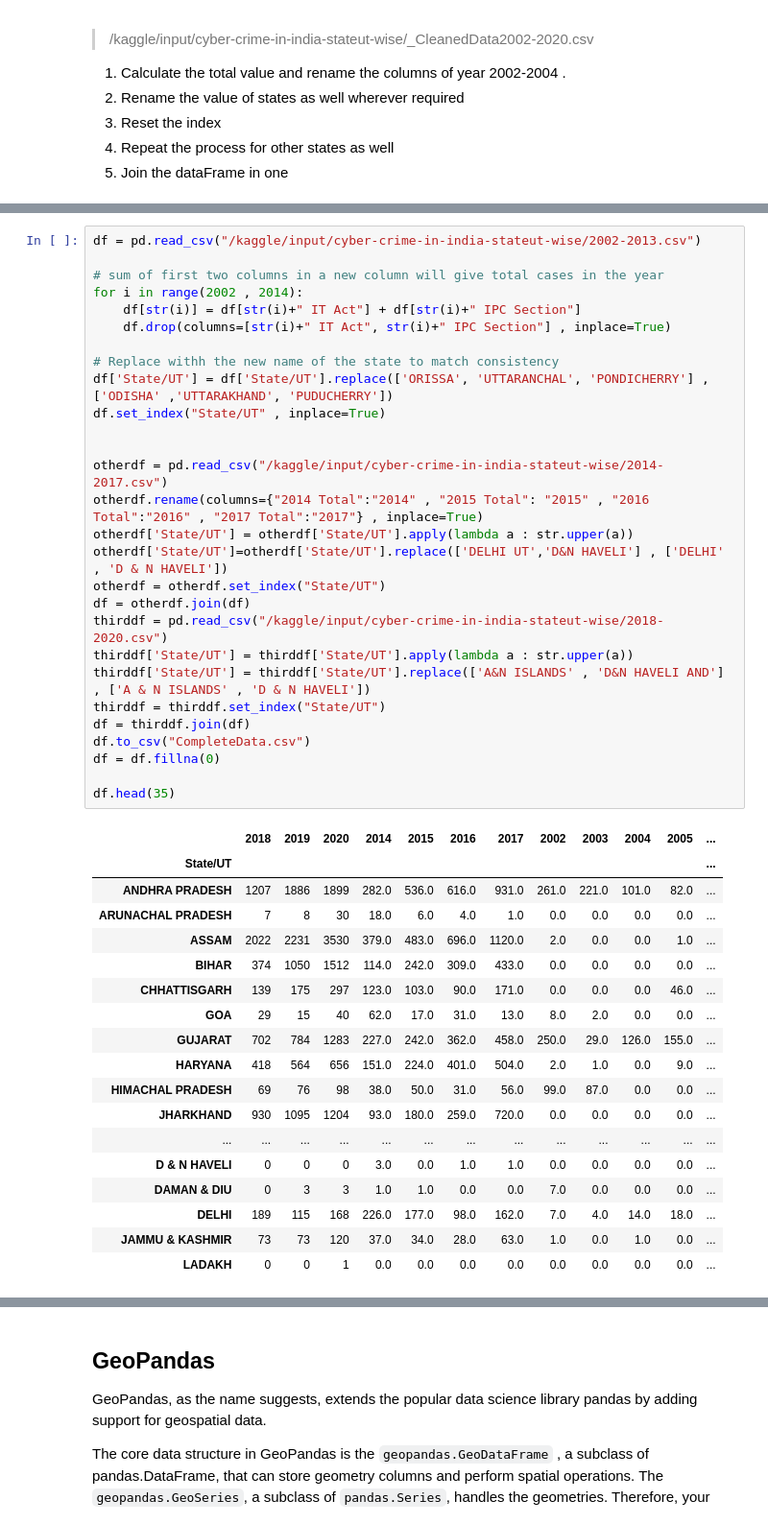
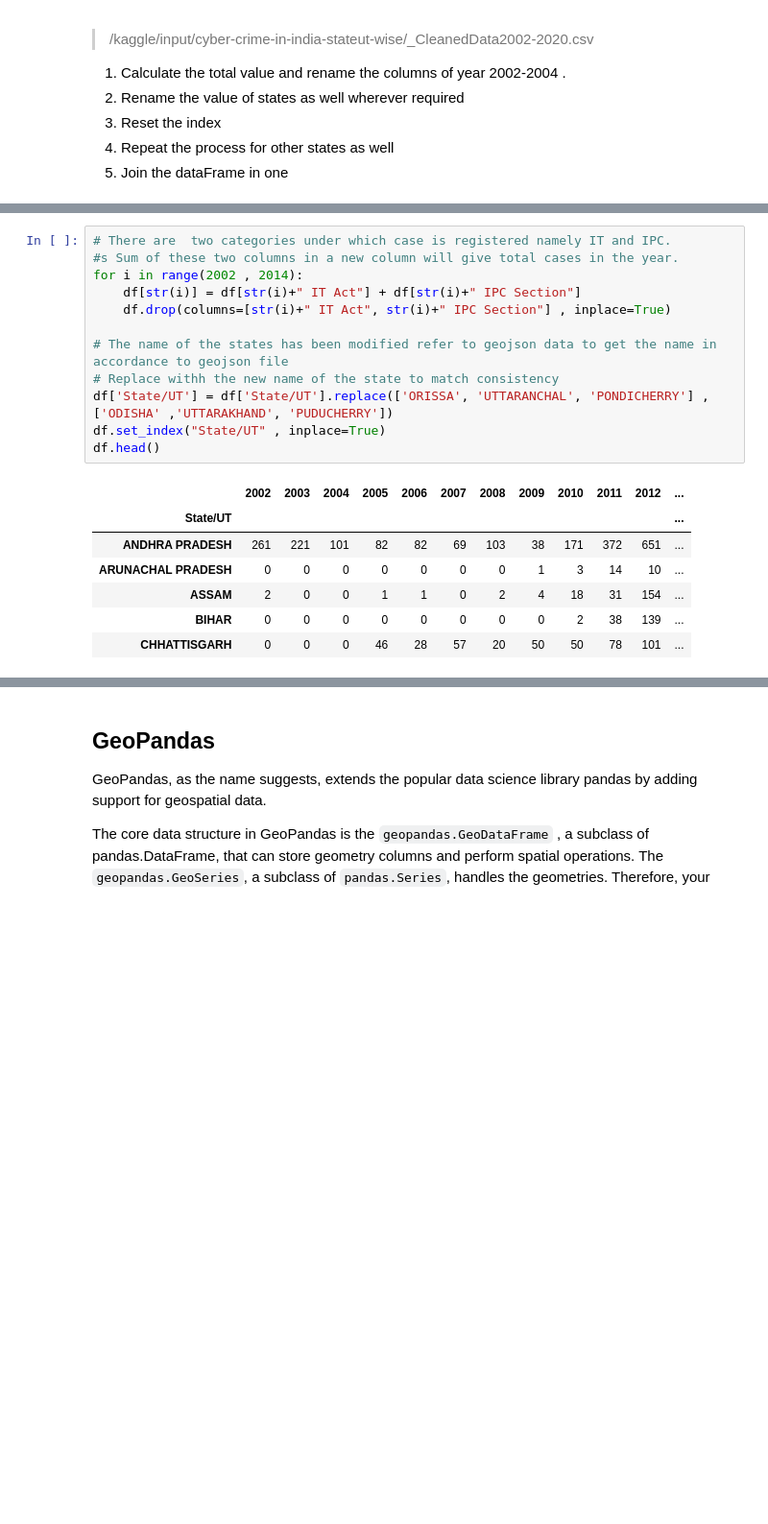
Before and after one commit to divyanshu-kunwar/kaggle_practise, a Jupyter notebook: cyber-crimes.ipynb, the cells around one changed output, grey strips where cells are left out. Shown at 96% size. Cells and saved outputs as stored; diff of their text form; blank space fills up the shorter version.

Commit message:
Kaggle Notebook | Cyber Crimes | Version 3

```diff
--- a/cyber-crimes.ipynb
+++ b/cyber-crimes.ipynb
@@ -46,47 +58,20 @@ Since we have three files with little variation in the data we need to clean the
 # %%
-df = pd.read_csv("/kaggle/input/cyber-crime-in-india-stateut-wise/2002-2013.csv")
-
-# sum of first two columns in a new column will give total cases in the year
+# There are  two categories under which case is registered namely IT and IPC.
+#s Sum of these two columns in a new column will give total cases in the year.
 for i in range(2002 , 2014):
     df[str(i)] = df[str(i)+" IT Act"] + df[str(i)+" IPC Section"]
     df.drop(columns=[str(i)+" IT Act", str(i)+" IPC Section"] , inplace=True)
 
+# The name of the states has been modified refer to geojson data to get the name in accordance to geojson file
 # Replace withh the new name of the state to match consistency
 df['State/UT'] = df['State/UT'].replace(['ORISSA', 'UTTARANCHAL', 'PONDICHERRY'] , ['ODISHA' ,'UTTARAKHAND', 'PUDUCHERRY'])
 df.set_index("State/UT" , inplace=True)
-
-
-otherdf = pd.read_csv("/kaggle/input/cyber-crime-in-india-stateut-wise/2014-2017.csv")
-otherdf.rename(columns={"2014 Total":"2014" , "2015 Total": "2015" , "2016 Total":"2016" , "2017 Total":"2017"} , inplace=True)
-otherdf['State/UT'] = otherdf['State/UT'].apply(lambda a : str.upper(a))
-otherdf['State/UT']=otherdf['State/UT'].replace(['DELHI UT','D&N HAVELI'] , ['DELHI' , 'D & N HAVELI'])
-otherdf = otherdf.set_index("State/UT")
-df = otherdf.join(df)
-thirddf = pd.read_csv("/kaggle/input/cyber-crime-in-india-stateut-wise/2018-2020.csv")
-thirddf['State/UT'] = thirddf['State/UT'].apply(lambda a : str.upper(a))
-thirddf['State/UT'] = thirddf['State/UT'].replace(['A&N ISLANDS' , 'D&N HAVELI AND'] , ['A & N ISLANDS' , 'D & N HAVELI'])
-thirddf = thirddf.set_index("State/UT")
-df = thirddf.join(df)
-df.to_csv("CompleteData.csv")
-df = df.fillna(0)
-
-df.head(35)
+df.head()
 # %% [output]
-|  | 2018 | 2019 | 2020 | 2014 | 2015 | 2016 | 2017 | 2002 | 2003 | 2004 | 2005 | ... |
+|  | 2002 | 2003 | 2004 | 2005 | 2006 | 2007 | 2008 | 2009 | 2010 | 2011 | 2012 | ... |
 | State/UT |  |  |  |  |  |  |  |  |  |  |  | ... |
-| ANDHRA PRADESH | 1207 | 1886 | 1899 | 282.0 | 536.0 | 616.0 | 931.0 | 261.0 | 221.0 | 101.0 | 82.0 | ... |
-| ARUNACHAL PRADESH | 7 | 8 | 30 | 18.0 | 6.0 | 4.0 | 1.0 | 0.0 | 0.0 | 0.0 | 0.0 | ... |
-| ASSAM | 2022 | 2231 | 3530 | 379.0 | 483.0 | 696.0 | 1120.0 | 2.0 | 0.0 | 0.0 | 1.0 | ... |
-| BIHAR | 374 | 1050 | 1512 | 114.0 | 242.0 | 309.0 | 433.0 | 0.0 | 0.0 | 0.0 | 0.0 | ... |
-| CHHATTISGARH | 139 | 175 | 297 | 123.0 | 103.0 | 90.0 | 171.0 | 0.0 | 0.0 | 0.0 | 46.0 | ... |
-| GOA | 29 | 15 | 40 | 62.0 | 17.0 | 31.0 | 13.0 | 8.0 | 2.0 | 0.0 | 0.0 | ... |
-| GUJARAT | 702 | 784 | 1283 | 227.0 | 242.0 | 362.0 | 458.0 | 250.0 | 29.0 | 126.0 | 155.0 | ... |
-| HARYANA | 418 | 564 | 656 | 151.0 | 224.0 | 401.0 | 504.0 | 2.0 | 1.0 | 0.0 | 9.0 | ... |
-| HIMACHAL PRADESH | 69 | 76 | 98 | 38.0 | 50.0 | 31.0 | 56.0 | 99.0 | 87.0 | 0.0 | 0.0 | ... |
-| JHARKHAND | 930 | 1095 | 1204 | 93.0 | 180.0 | 259.0 | 720.0 | 0.0 | 0.0 | 0.0 | 0.0 | ... |
-| ... | ... | ... | ... | ... | ... | ... | ... | ... | ... | ... | ... | ... |
-| D & N HAVELI | 0 | 0 | 0 | 3.0 | 0.0 | 1.0 | 1.0 | 0.0 | 0.0 | 0.0 | 0.0 | ... |
-| DAMAN & DIU | 0 | 3 | 3 | 1.0 | 1.0 | 0.0 | 0.0 | 7.0 | 0.0 | 0.0 | 0.0 | ... |
-| DELHI | 189 | 115 | 168 | 226.0 | 177.0 | 98.0 | 162.0 | 7.0 | 4.0 | 14.0 | 18.0 | ... |
-| JAMMU & KASHMIR | 73 | 73 | 120 | 37.0 | 34.0 | 28.0 | 63.0 | 1.0 | 0.0 | 1.0 | 0.0 | ... |
-| LADAKH | 0 | 0 | 1 | 0.0 | 0.0 | 0.0 | 0.0 | 0.0 | 0.0 | 0.0 | 0.0 | ... |
+| ANDHRA PRADESH | 261 | 221 | 101 | 82 | 82 | 69 | 103 | 38 | 171 | 372 | 651 | ... |
+| ARUNACHAL PRADESH | 0 | 0 | 0 | 0 | 0 | 0 | 0 | 1 | 3 | 14 | 10 | ... |
+| ASSAM | 2 | 0 | 0 | 1 | 1 | 0 | 2 | 4 | 18 | 31 | 154 | ... |
+| BIHAR | 0 | 0 | 0 | 0 | 0 | 0 | 0 | 0 | 2 | 38 | 139 | ... |
+| CHHATTISGARH | 0 | 0 | 0 | 46 | 28 | 57 | 20 | 50 | 50 | 78 | 101 | ... |
```
Also changed, not shown: parts of 15 cells of this notebook.
